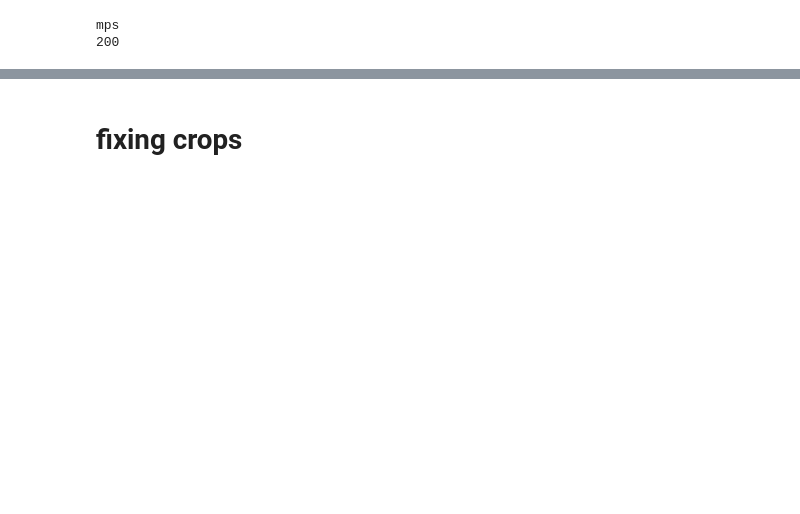
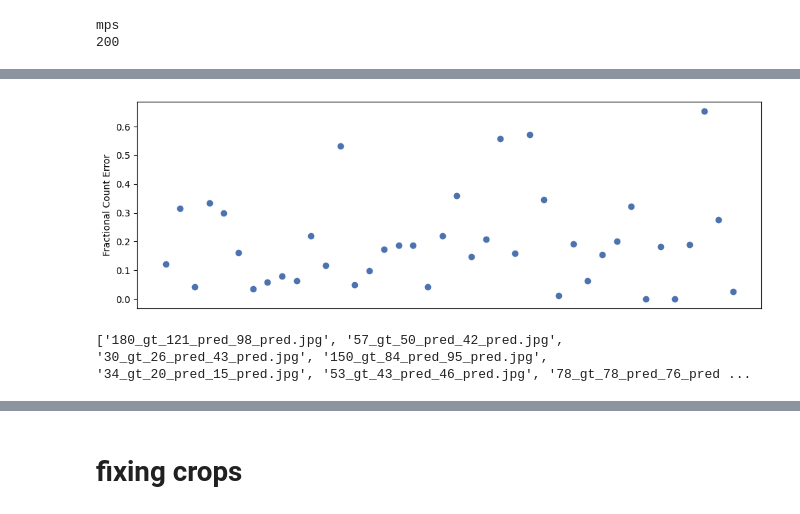
Before and after one commit to zy-f/dense-ag-counting, a Jupyter notebook: demo.ipynb, the cells around one changed output, grey strips where cells are left out. Drawn from its saved outputs; the diff is of its cells as text; code cells hidden in the pictures; blank space fills up the shorter version.

```diff
--- a/demo.ipynb
+++ b/demo.ipynb
@@ -288,3 +302,18 @@ torch.save(model.state_dict(), 'temp_best_mae9425.pth')
+# %%
+_ys = torch.tensor(ys)
+_preds = torch.tensor(preds)
+frac_diff = torch.abs(_ys - _preds) / _ys
+fig, ax = plt.subplots(figsize=(12, 4))
+ax.scatter(xr, frac_diff)
+ax.get_xaxis().set_visible(False)
+ax.set_ylabel('Fractional Count Error')
+fig.show()
+# %% [output]
+[figure, added]
+# %%
+print(os.listdir(VIS_DIR))
+# %% [output]
+['180_gt_121_pred_98_pred.jpg', '57_gt_50_pred_42_pred.jpg', '30_gt_26_pred_43_pred.jpg', '150_gt_84_pred_95_pred.jpg', '34_gt_20_pred_15_pred.jpg', '53_gt_43_pred_46_pred.jpg', '78_gt_78_pred_76_pred ...
 # %%
 val_idxs = sorted(folds[k].tolist())
 for f in os.listdir(VIS_DIR):
```
Also changed, not shown: parts of 9 cells of this notebook, 1 other file.
